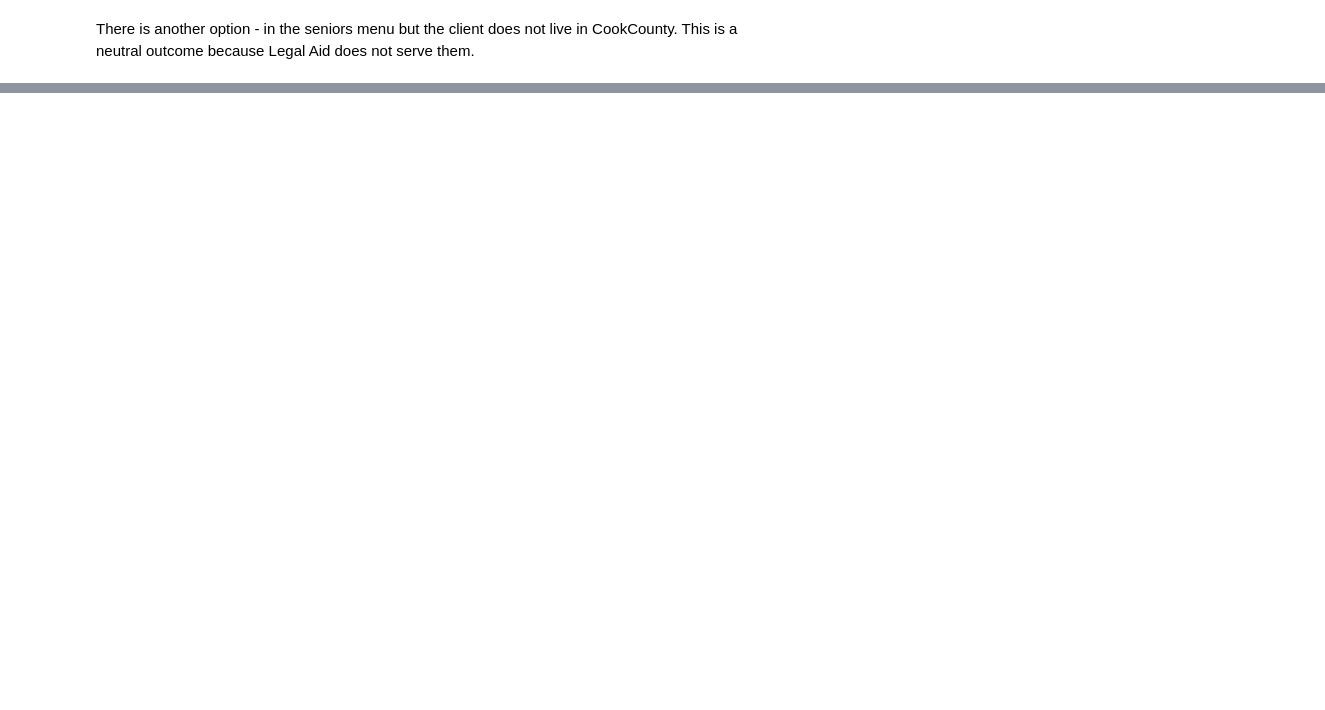
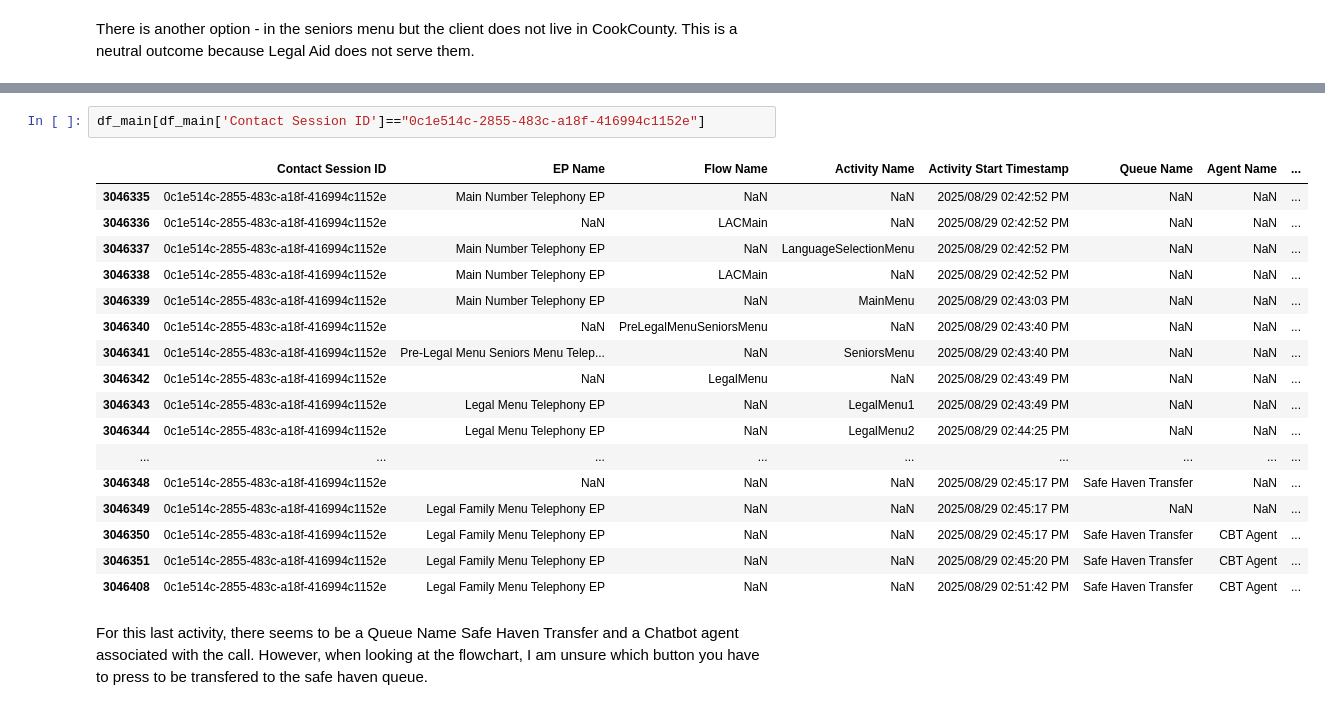
Before and after one commit to arvindkrishna87/STAT390_LegalAid_Fall2025, a Jupyter notebook: Code/Call outcome analysis/Consistency_Check_CallOutcome_Nov17_Derwent.ipynb, the cells around one changed output, grey strips where cells are left out. Drawn from its saved outputs; the diff is of its cells as text; blank space fills up the shorter version.

```diff
--- a/Code/Call outcome analysis/Consistency_Check_CallOutcome_Nov17_Derwent.ipynb
+++ b/Code/Call outcome analysis/Consistency_Check_CallOutcome_Nov17_Derwent.ipynb
@@ -376,0 +492,22 @@ There is another option - in the seniors menu but the client does not live in Co
+# %%
+df_main[df_main['Contact Session ID']=="0c1e514c-2855-483c-a18f-416994c1152e"]
+# %% [output]
+|  | Contact Session ID | EP Name | Flow Name | Activity Name | Activity Start Timestamp | Queue Name | Agent Name | ... |
+| 3046335 | 0c1e514c-2855-483c-a18f-416994c1152e | Main Number Telephony EP | NaN | NaN | 2025/08/29 02:42:52 PM | NaN | NaN | ... |
+| 3046336 | 0c1e514c-2855-483c-a18f-416994c1152e | NaN | LACMain | NaN | 2025/08/29 02:42:52 PM | NaN | NaN | ... |
+| 3046337 | 0c1e514c-2855-483c-a18f-416994c1152e | Main Number Telephony EP | NaN | LanguageSelectionMenu | 2025/08/29 02:42:52 PM | NaN | NaN | ... |
+| 3046338 | 0c1e514c-2855-483c-a18f-416994c1152e | Main Number Telephony EP | LACMain | NaN | 2025/08/29 02:42:52 PM | NaN | NaN | ... |
+| 3046339 | 0c1e514c-2855-483c-a18f-416994c1152e | Main Number Telephony EP | NaN | MainMenu | 2025/08/29 02:43:03 PM | NaN | NaN | ... |
+| 3046340 | 0c1e514c-2855-483c-a18f-416994c1152e | NaN | PreLegalMenuSeniorsMenu | NaN | 2025/08/29 02:43:40 PM | NaN | NaN | ... |
+| 3046341 | 0c1e514c-2855-483c-a18f-416994c1152e | Pre-Legal Menu Seniors Menu Telep... | NaN | SeniorsMenu | 2025/08/29 02:43:40 PM | NaN | NaN | ... |
+| 3046342 | 0c1e514c-2855-483c-a18f-416994c1152e | NaN | LegalMenu | NaN | 2025/08/29 02:43:49 PM | NaN | NaN | ... |
+| 3046343 | 0c1e514c-2855-483c-a18f-416994c1152e | Legal Menu Telephony EP | NaN | LegalMenu1 | 2025/08/29 02:43:49 PM | NaN | NaN | ... |
+| 3046344 | 0c1e514c-2855-483c-a18f-416994c1152e | Legal Menu Telephony EP | NaN | LegalMenu2 | 2025/08/29 02:44:25 PM | NaN | NaN | ... |
+| ... | ... | ... | ... | ... | ... | ... | ... | ... |
+| 3046348 | 0c1e514c-2855-483c-a18f-416994c1152e | NaN | NaN | NaN | 2025/08/29 02:45:17 PM | Safe Haven Transfer | NaN | ... |
+| 3046349 | 0c1e514c-2855-483c-a18f-416994c1152e | Legal Family Menu Telephony EP | NaN | NaN | 2025/08/29 02:45:17 PM | NaN | NaN | ... |
+| 3046350 | 0c1e514c-2855-483c-a18f-416994c1152e | Legal Family Menu Telephony EP | NaN | NaN | 2025/08/29 02:45:17 PM | Safe Haven Transfer | CBT Agent | ... |
+| 3046351 | 0c1e514c-2855-483c-a18f-416994c1152e | Legal Family Menu Telephony EP | NaN | NaN | 2025/08/29 02:45:20 PM | Safe Haven Transfer | CBT Agent | ... |
+| 3046408 | 0c1e514c-2855-483c-a18f-416994c1152e | Legal Family Menu Telephony EP | NaN | NaN | 2025/08/29 02:51:42 PM | Safe Haven Transfer | CBT Agent | ... |
+# %% [markdown]
+For this last activity, there seems to be a Queue Name Safe Haven Transfer and a Chatbot agent associated with the call. However, when looking at the flowchart, I am unsure which button you have to press to be transfered to the safe haven queue.
```
Also changed, not shown: parts of 10 cells of this notebook.
